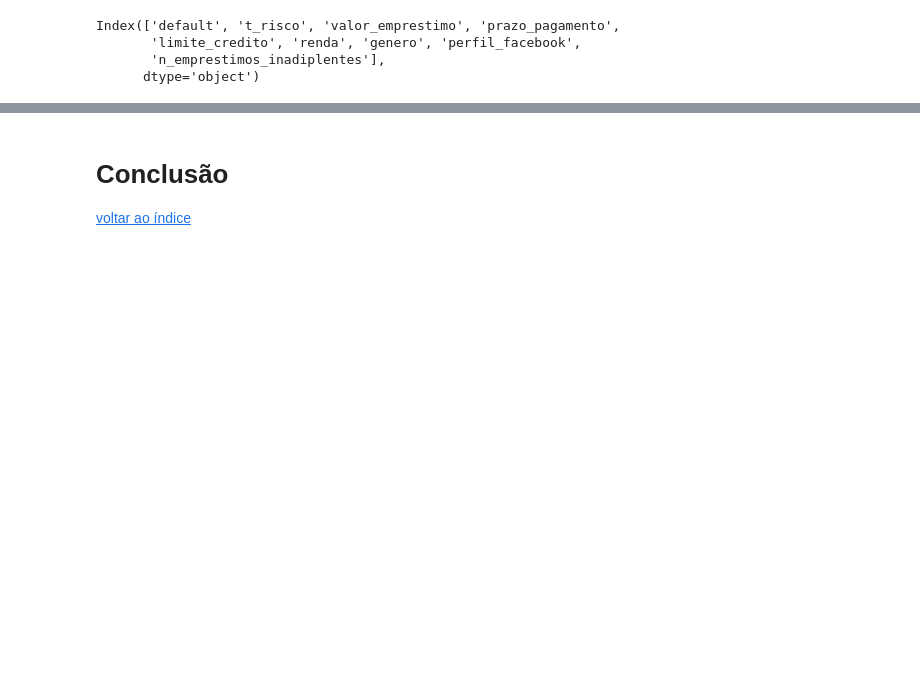
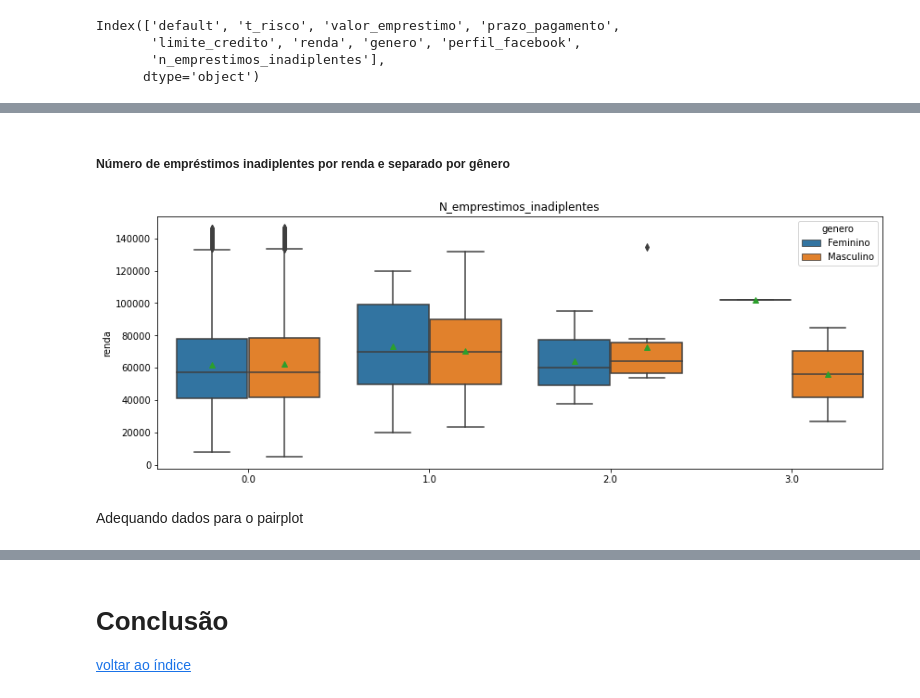
Before and after one commit to ihaveonesun/analise_descritiva_banco, a Jupyter notebook: analise_descritiva_banco_01.ipynb, the cells around one changed output, grey strips where cells are left out. Saved outputs shown, nothing was run; the diff lists cells and outputs as text; code cells hidden in the pictures; blank space fills up the shorter version.

```diff
--- a/analise_descritiva_banco_01.ipynb
+++ b/analise_descritiva_banco_01.ipynb
@@ -187,12 +187,20 @@ def excluir_outliers(df, nome_coluna):
     return df
 # %%
 def grafico_boxplot(coluna):
+    '''Function para plotar um gráfico boxplot simples, bastando passar a coluna'''
     plt.figure(figsize=(10,4))
     sns.boxplot(x = coluna, showmeans=True).set(title = coluna.name.capitalize(), xlabel=None)
 
 def grafico_histograma(coluna):
+    '''Function para plotar um gráfico histograma simples, bastando passar a coluna'''
     sns.displot(coluna, bins=25, height=5, aspect=2)\
     .set(title = coluna.name.capitalize(), xlabel=None)
+
+def grafico_boxplot_bivariada(x, y, hue, df):
+    '''Function para plotar um gráfico boxplot multiplo, requer passar nome das três colunas,
+    sendo opcional especificar o dataframe'''
+    plt.figure(figsize=(14,5))
+    sns.boxplot(data=df, x=df[x], y=df[y], hue=df[hue], showmeans=True).set(title=df[x].name.capitalize(),xlabel=None)
 # %% [markdown]
 #### Feature renda
 # %% [markdown]
@@ -256,0 +270,8 @@ Index(['default', 't_risco', 'valor_emprestimo', 'prazo_pagamento',
+# %% [markdown]
+##### Número de empréstimos inadiplentes por renda e separado por gênero
+# %%
+grafico_boxplot_bivariada('n_emprestimos_inadiplentes', 'renda', 'genero', df_rc)
+# %% [output]
+[figure, added]
+# %% [markdown]
+Adequando dados para o pairplot
```
Also changed, not shown: parts of 14 cells of this notebook, 1 other file.
